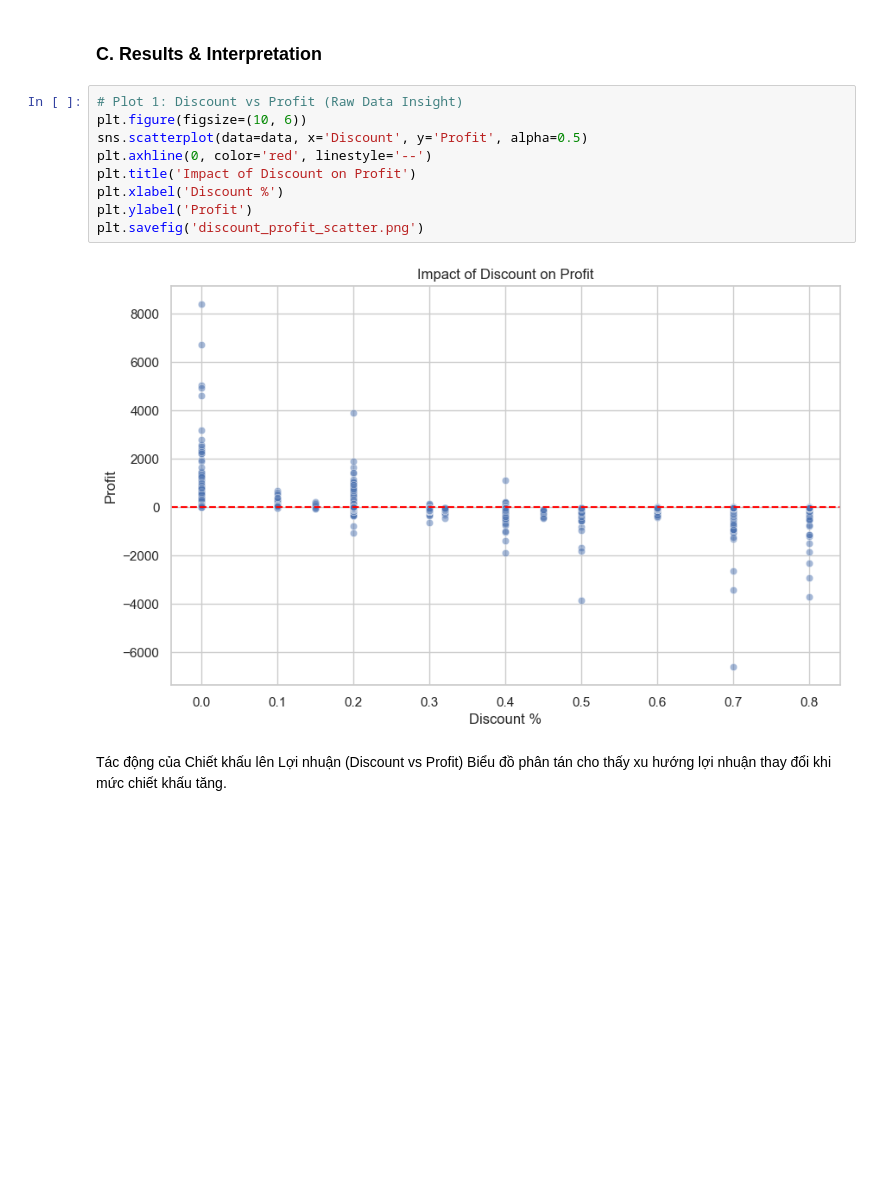
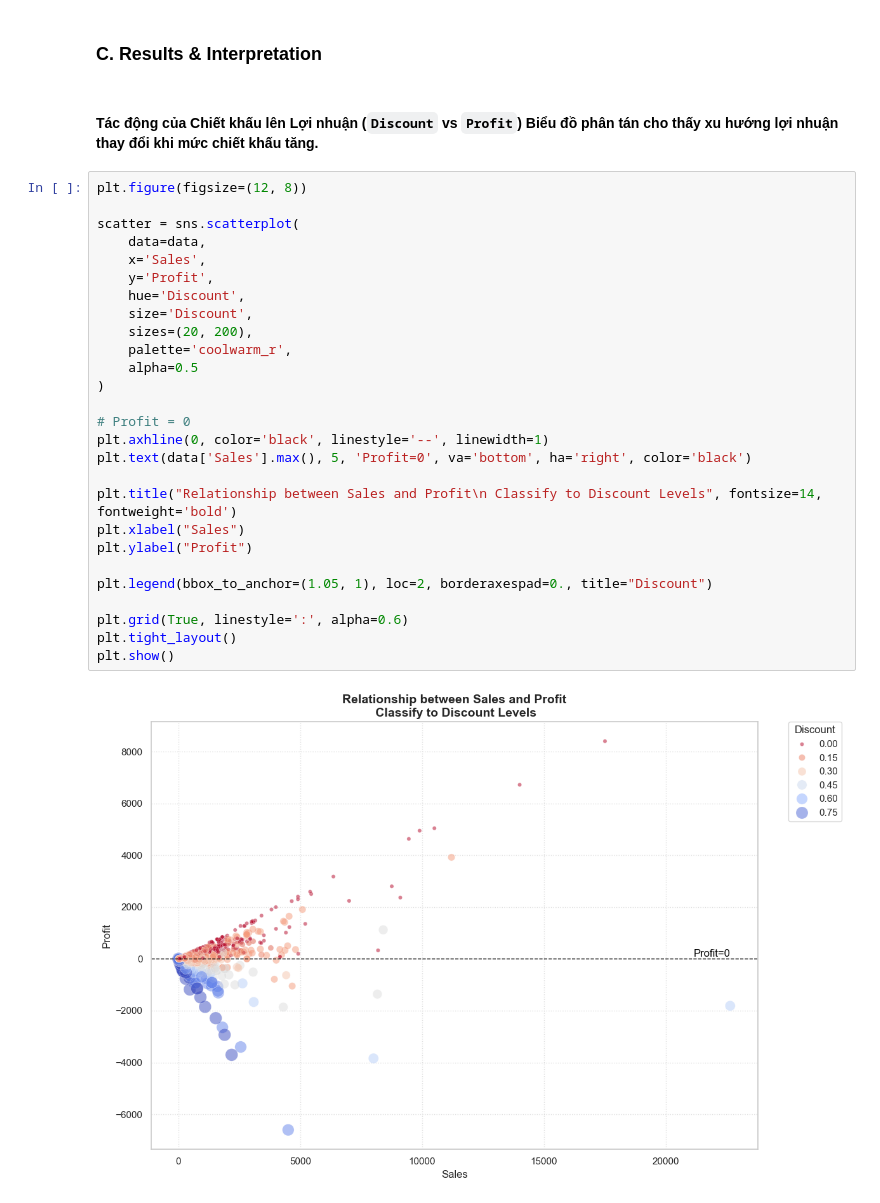
Before and after one commit to TThanhc/Superstore_Sales_Analysis, a Jupyter notebook: Data_CEPA.ipynb, the cells around one changed output. Drawn from its saved outputs; the diff is of its cells as text; blank space fills up the shorter version.

```diff
--- a/Data_CEPA.ipynb
+++ b/Data_CEPA.ipynb
@@ -1908,15 +1892,33 @@ Name: Profit, Length: 1999, dtype: float64
 # %% [markdown]
 ### C. Results & Interpretation
+# %% [markdown]
+#### Tác động của Chiết khấu lên Lợi nhuận (`Discount` vs `Profit`) Biểu đồ phân tán cho thấy xu hướng lợi nhuận thay đổi khi mức chiết khấu tăng.
 # %%
-# Plot 1: Discount vs Profit (Raw Data Insight)
-plt.figure(figsize=(10, 6))
-sns.scatterplot(data=data, x='Discount', y='Profit', alpha=0.5)
-plt.axhline(0, color='red', linestyle='--')
-plt.title('Impact of Discount on Profit')
-plt.xlabel('Discount %')
-plt.ylabel('Profit')
-plt.savefig('discount_profit_scatter.png')
+plt.figure(figsize=(12, 8))
+
+scatter = sns.scatterplot(
+    data=data,
+    x='Sales',
+    y='Profit',
+    hue='Discount',
+    size='Discount',
+    sizes=(20, 200),
+    palette='coolwarm_r',
+    alpha=0.5
+)
+
+# Profit = 0
+plt.axhline(0, color='black', linestyle='--', linewidth=1)
+plt.text(data['Sales'].max(), 5, 'Profit=0', va='bottom', ha='right', color='black')
+
+plt.title("Relationship between Sales and Profit\n Classify to Discount Levels", fontsize=14, fontweight='bold')
+plt.xlabel("Sales")
+plt.ylabel("Profit")
+
+plt.legend(bbox_to_anchor=(1.05, 1), loc=2, borderaxespad=0., title="Discount")
+
+plt.grid(True, linestyle=':', alpha=0.6)
+plt.tight_layout()
+plt.show()
 # %% [output]
-[figure, old version]
+[figure, new version]
-# %% [markdown]
-Tác động của Chiết khấu lên Lợi nhuận (Discount vs Profit) Biểu đồ phân tán cho thấy xu hướng lợi nhuận thay đổi khi mức chiết khấu tăng.
```
Also changed, not shown: parts of 26 cells of this notebook.
